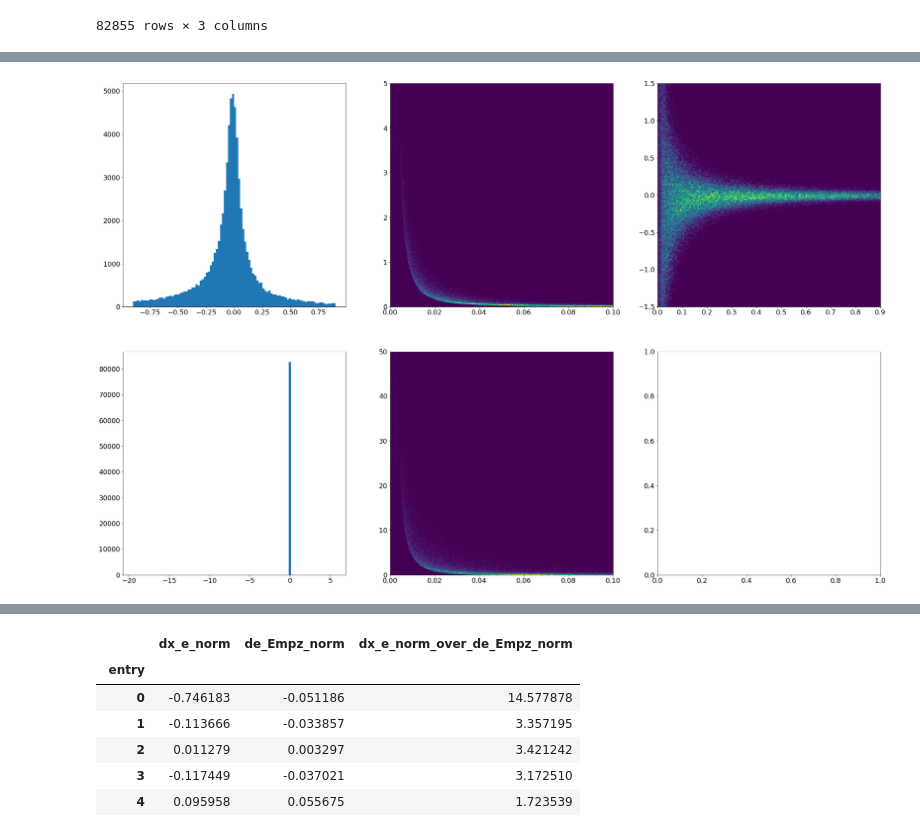
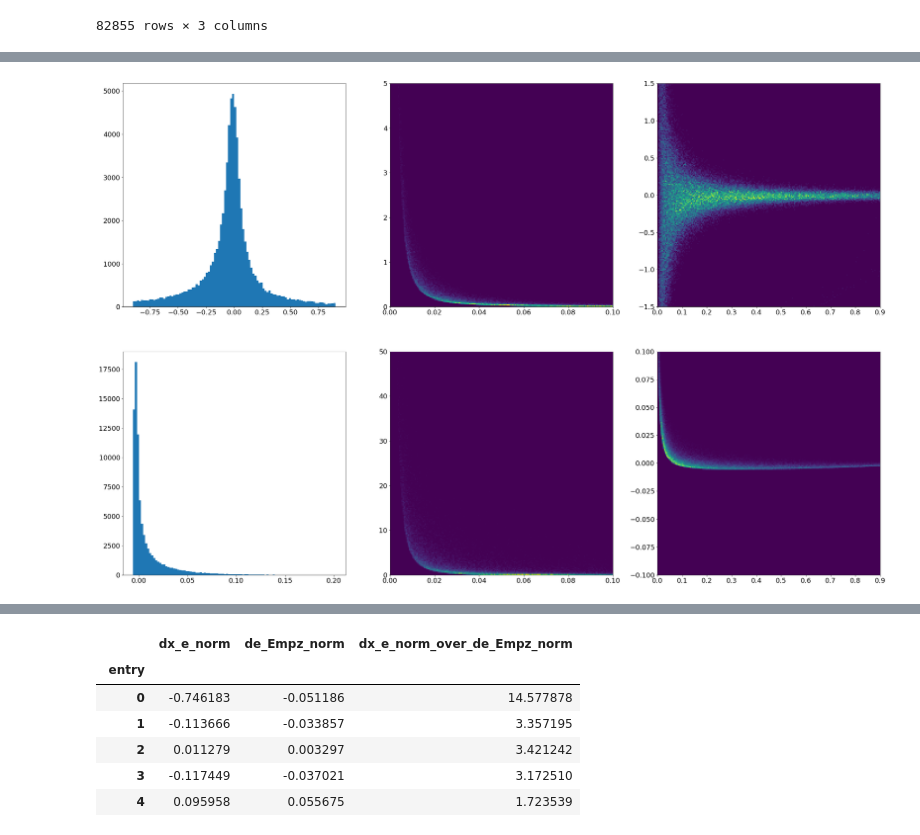
Before and after one commit to owen234/DIS-reco, a Jupyter notebook: electron-resolution-study.ipynb, the cells around one changed output, grey strips where cells are left out. Drawn from its saved outputs; the diff is of its cells as text; code cells hidden in the pictures.

```diff
--- a/electron-resolution-study.ipynb
+++ b/electron-resolution-study.ipynb
@@ -100,9 +100,12 @@ def do_calculations( df ):
 
     temp.eval('partial_x_wrt_theta = gen_x * gen_e_e * ( 1/(gen_y * beam_electron_energy) - 4 * beam_electron_energy / gen_Q2 ) * sin(gen_e_theta/2) * cos(gen_e_theta/2)', inplace = True )
 
-    temp.eval('partial_x_wrt_theta__times__dtheta = partial_x_wrt_theta * (e_theta-gen_e_theta)', inplace = True )
 
-    temp.eval('partial_x_wrt_theta__times__dtheta__over__x = partial_x_wrt_theta * (e_theta-gen_e_theta) / gen_x', inplace = True )
+    #-- width of theta - gen_theta is around 0.00225 in fullsim.  There's no theta smearing in fastsim.
+
+    temp.eval('partial_x_wrt_theta__times__dtheta = partial_x_wrt_theta * (0.00225)', inplace = True )
+
+    temp.eval('partial_x_wrt_theta__times__dtheta__over__x = partial_x_wrt_theta * (0.00225) / gen_x', inplace = True )
 
     return temp
 # %%
@@ -144,18 +151,19 @@ mc[['partial_x_wrt_theta','partial_x_wrt_theta__times__dtheta','partial_x_wrt_th
 # %%
 cuts = 'gen_y < 1'
 
 fig,ax = plt.subplots(2,3,figsize=(36,24))
 
 ax[0][0].hist( mc.query(cuts)['partial_x_wrt_E__times__dE__over__x'], range=[-0.9,0.9], bins=100)
 ax[0][1].hist2d( mc.query(cuts)['gen_y'], mc.query(cuts)['partial_x_wrt_E'], range=([0,0.1],[0,5]), bins=200  )
 ax[0][2].hist2d( mc.query(cuts)['gen_y'], mc.query(cuts)['partial_x_wrt_E__times__dE__over__x'], range=([0,0.9],[-1.5,1.5]), bins=200  )
 
 ax[1][0].hist( mc.query(cuts)['partial_x_wrt_theta__times__dtheta__over__x'], bins=100)
 ax[1][1].hist2d( mc.query(cuts)['gen_y'], mc.query(cuts)['partial_x_wrt_theta'], range=([0,0.1],[0,50]), bins=200  )
+ax[1][2].hist2d( mc.query(cuts)['gen_y'], mc.query(cuts)['partial_x_wrt_theta__times__dtheta__over__x'], range=([0,0.9],[-0.1,0.1]), bins=200 )
 
 plt.show()
 # %% [output]
-[figure, old version]
+[figure, new version]
 # %%
 mc[['e_e','gen_e_e','e_pt','gen_e_pt','e_pz','gen_e_pz','de_pt_norm','de_e_norm','de_Empz_norm','de_pz_norm']]
 # %% [output]
```
Also changed, not shown: parts of 2 cells of this notebook.
